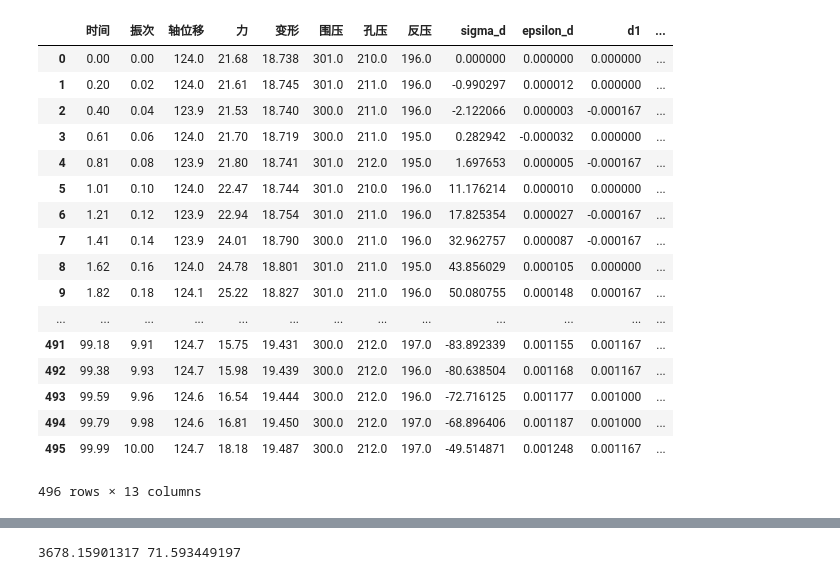
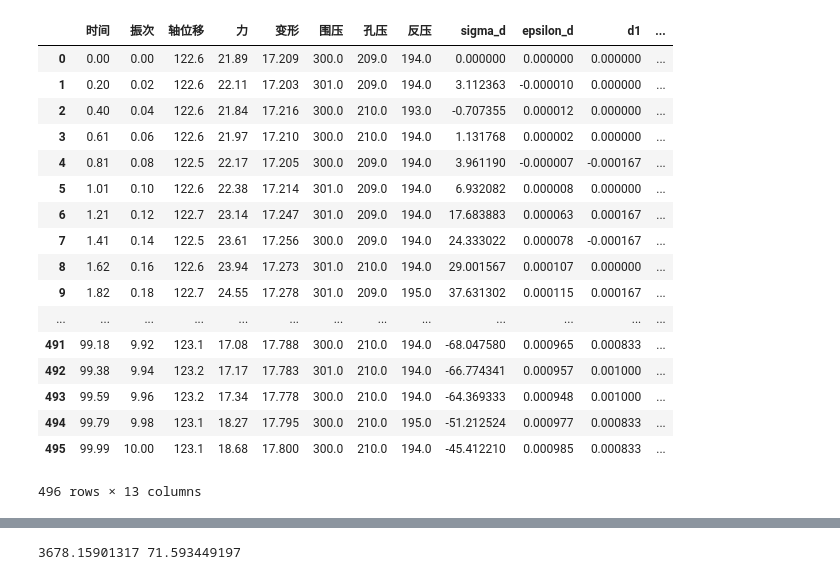
Before and after one commit to FryeT/dongli, a Jupyter notebook: dl_G345/dl_G345.ipynb, the cells around one changed output, grey strips where cells are left out. Drawn from its saved outputs; the diff is of its cells as text; code cells hidden in the pictures.

```diff
--- a/dl_G345/dl_G345.ipynb
+++ b/dl_G345/dl_G345.ipynb
@@ -5,26 +5,26 @@ import pandas as pd
 # %%
 %run sc/damping_ratio.py
 # %%
-df = pd.read_csv('datas/0.1hz/dl_G345_6.3kn2017-8-16(10-59-8).csv',encoding='gb2312')
+df = pd.read_csv('datas/0.1hz/dl_G345_4.9kn2017-8-16(10-54-59).csv',encoding='gb2312')
 df
 # %% [output]
 |  | 时间 | 振次 | 轴位移 | 力 | 变形 | 围压 | 孔压 | 反压 | sigma_d | epsilon_d | d1 | ... |
-| 0 | 0.00 | 0.00 | 124.0 | 21.68 | 18.738 | 301.0 | 210.0 | 196.0 | 0.000000 | 0.000000 | 0.000000 | ... |
-| 1 | 0.20 | 0.02 | 124.0 | 21.61 | 18.745 | 301.0 | 211.0 | 196.0 | -0.990297 | 0.000012 | 0.000000 | ... |
-| 2 | 0.40 | 0.04 | 123.9 | 21.53 | 18.740 | 300.0 | 211.0 | 196.0 | -2.122066 | 0.000003 | -0.000167 | ... |
-| 3 | 0.61 | 0.06 | 124.0 | 21.70 | 18.719 | 300.0 | 211.0 | 195.0 | 0.282942 | -0.000032 | 0.000000 | ... |
-| 4 | 0.81 | 0.08 | 123.9 | 21.80 | 18.741 | 301.0 | 212.0 | 195.0 | 1.697653 | 0.000005 | -0.000167 | ... |
-| 5 | 1.01 | 0.10 | 124.0 | 22.47 | 18.744 | 301.0 | 210.0 | 196.0 | 11.176214 | 0.000010 | 0.000000 | ... |
-| 6 | 1.21 | 0.12 | 123.9 | 22.94 | 18.754 | 301.0 | 211.0 | 196.0 | 17.825354 | 0.000027 | -0.000167 | ... |
-| 7 | 1.41 | 0.14 | 123.9 | 24.01 | 18.790 | 300.0 | 211.0 | 196.0 | 32.962757 | 0.000087 | -0.000167 | ... |
-| 8 | 1.62 | 0.16 | 124.0 | 24.78 | 18.801 | 301.0 | 211.0 | 195.0 | 43.856029 | 0.000105 | 0.000000 | ... |
-| 9 | 1.82 | 0.18 | 124.1 | 25.22 | 18.827 | 301.0 | 211.0 | 196.0 | 50.080755 | 0.000148 | 0.000167 | ... |
+| 0 | 0.00 | 0.00 | 122.6 | 21.89 | 17.209 | 300.0 | 209.0 | 194.0 | 0.000000 | 0.000000 | 0.000000 | ... |
+| 1 | 0.20 | 0.02 | 122.6 | 22.11 | 17.203 | 301.0 | 209.0 | 194.0 | 3.112363 | -0.000010 | 0.000000 | ... |
+| 2 | 0.40 | 0.04 | 122.6 | 21.84 | 17.216 | 300.0 | 210.0 | 193.0 | -0.707355 | 0.000012 | 0.000000 | ... |
+| 3 | 0.61 | 0.06 | 122.6 | 21.97 | 17.210 | 300.0 | 210.0 | 194.0 | 1.131768 | 0.000002 | 0.000000 | ... |
+| 4 | 0.81 | 0.08 | 122.5 | 22.17 | 17.205 | 300.0 | 209.0 | 194.0 | 3.961190 | -0.000007 | -0.000167 | ... |
+| 5 | 1.01 | 0.10 | 122.6 | 22.38 | 17.214 | 301.0 | 209.0 | 194.0 | 6.932082 | 0.000008 | 0.000000 | ... |
+| 6 | 1.21 | 0.12 | 122.7 | 23.14 | 17.247 | 301.0 | 209.0 | 194.0 | 17.683883 | 0.000063 | 0.000167 | ... |
+| 7 | 1.41 | 0.14 | 122.5 | 23.61 | 17.256 | 300.0 | 209.0 | 194.0 | 24.333022 | 0.000078 | -0.000167 | ... |
+| 8 | 1.62 | 0.16 | 122.6 | 23.94 | 17.273 | 301.0 | 210.0 | 194.0 | 29.001567 | 0.000107 | 0.000000 | ... |
+| 9 | 1.82 | 0.18 | 122.7 | 24.55 | 17.278 | 301.0 | 209.0 | 195.0 | 37.631302 | 0.000115 | 0.000167 | ... |
 | ... | ... | ... | ... | ... | ... | ... | ... | ... | ... | ... | ... | ... |
-| 491 | 99.18 | 9.91 | 124.7 | 15.75 | 19.431 | 300.0 | 212.0 | 197.0 | -83.892339 | 0.001155 | 0.001167 | ... |
-| 492 | 99.38 | 9.93 | 124.7 | 15.98 | 19.439 | 300.0 | 212.0 | 196.0 | -80.638504 | 0.001168 | 0.001167 | ... |
-| 493 | 99.59 | 9.96 | 124.6 | 16.54 | 19.444 | 300.0 | 212.0 | 196.0 | -72.716125 | 0.001177 | 0.001000 | ... |
-| 494 | 99.79 | 9.98 | 124.6 | 16.81 | 19.450 | 300.0 | 212.0 | 197.0 | -68.896406 | 0.001187 | 0.001000 | ... |
-| 495 | 99.99 | 10.00 | 124.7 | 18.18 | 19.487 | 300.0 | 212.0 | 197.0 | -49.514871 | 0.001248 | 0.001167 | ... |
+| 491 | 99.18 | 9.92 | 123.1 | 17.08 | 17.788 | 300.0 | 210.0 | 194.0 | -68.047580 | 0.000965 | 0.000833 | ... |
+| 492 | 99.38 | 9.94 | 123.2 | 17.17 | 17.783 | 301.0 | 210.0 | 194.0 | -66.774341 | 0.000957 | 0.001000 | ... |
+| 493 | 99.59 | 9.96 | 123.2 | 17.34 | 17.778 | 300.0 | 210.0 | 194.0 | -64.369333 | 0.000948 | 0.001000 | ... |
+| 494 | 99.79 | 9.98 | 123.1 | 18.27 | 17.795 | 300.0 | 210.0 | 195.0 | -51.212524 | 0.000977 | 0.000833 | ... |
+| 495 | 99.99 | 10.00 | 123.1 | 18.68 | 17.800 | 300.0 | 210.0 | 194.0 | -45.412210 | 0.000985 | 0.000833 | ... |
 496 rows × 13 columns
 # %%
 loop = np.stack((df['epsilon_d'].values[50:100],df['sigma_d'].values[50:100]),axis=-1)
```
Also changed, not shown: parts of 1 cell of this notebook, 1 other file.
